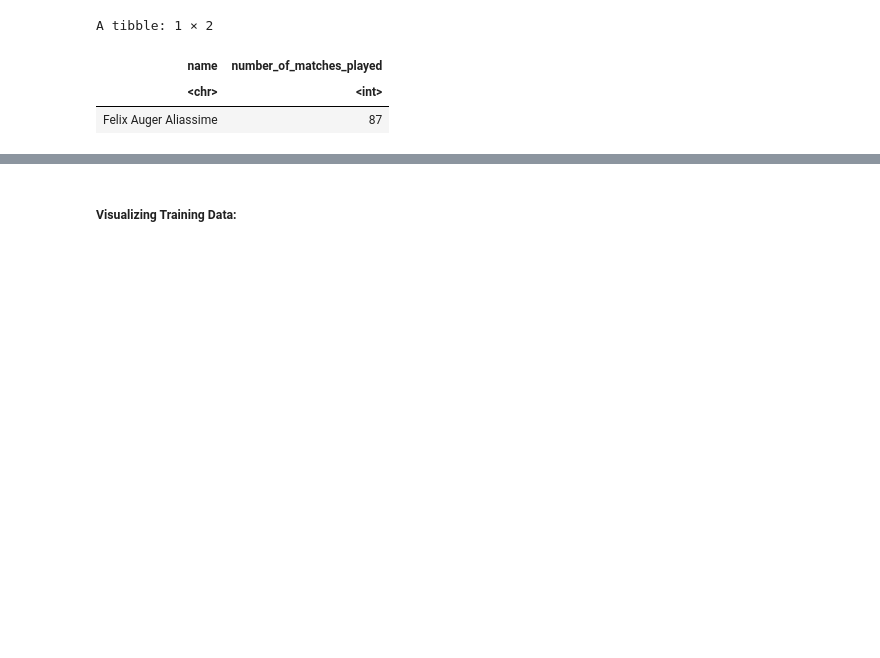
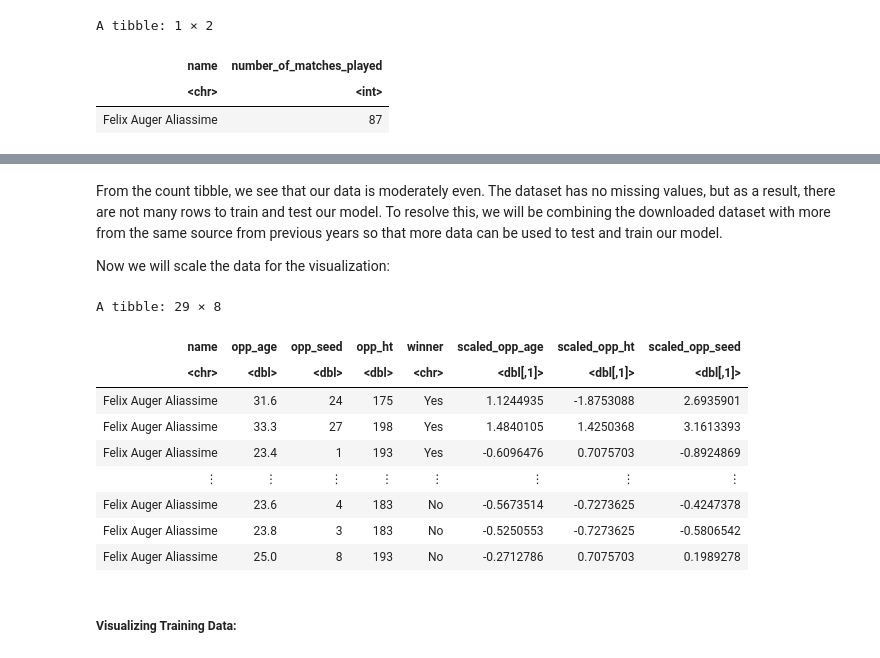
Before and after one commit to BoBomanUltra/Project_Group_39, a Jupyter notebook: Project_Proposal.ipynb, the cells around one changed output, grey strips where cells are left out. Saved outputs shown, nothing was run; the diff lists cells and outputs as text; code cells hidden in the pictures; blank space fills up the shorter version.

```diff
--- a/Project_Proposal.ipynb
+++ b/Project_Proposal.ipynb
@@ -137,3 +142,24 @@ A tibble: 29 × 4
+# %% [markdown]
+From the count tibble, we see that our data is moderately even. The dataset has no missing values, but as a result, there are not many rows to train and test our model. To resolve this, we will be combining the downloaded dataset with more from the same source from previous years so that more data can be used to test and train our model.
+
+Now we will scale the data for the visualization:
+# %%
+tidy_tennis_data_2022_scaled <- tidy_tennis_data_2022 |>
+mutate(scaled_opp_age = scale(opp_age, center = TRUE),
+       scaled_opp_ht = scale(opp_ht, center = TRUE),
+       scaled_opp_seed = scale(opp_seed, center = TRUE))
+tidy_tennis_data_2022_scaled
+# %% [output]
+A tibble: 29 × 8
+| name | opp_age | opp_seed | opp_ht | winner | scaled_opp_age | scaled_opp_ht | scaled_opp_seed |
+| <chr> | <dbl> | <dbl> | <dbl> | <chr> | <dbl[,1]> | <dbl[,1]> | <dbl[,1]> |
+| Felix Auger Aliassime | 31.6 | 24 | 175 | Yes | 1.1244935 | -1.8753088 | 2.6935901 |
+| Felix Auger Aliassime | 33.3 | 27 | 198 | Yes | 1.4840105 | 1.4250368 | 3.1613393 |
+| Felix Auger Aliassime | 23.4 | 1 | 193 | Yes | -0.6096476 | 0.7075703 | -0.8924869 |
+| ⋮ | ⋮ | ⋮ | ⋮ | ⋮ | ⋮ | ⋮ | ⋮ |
+| Felix Auger Aliassime | 23.6 | 4 | 183 | No | -0.5673514 | -0.7273625 | -0.4247378 |
+| Felix Auger Aliassime | 23.8 | 3 | 183 | No | -0.5250553 | -0.7273625 | -0.5806542 |
+| Felix Auger Aliassime | 25.0 | 8 | 193 | No | -0.2712786 | 0.7075703 | 0.1989278 |
 # %% [markdown]
 ##### Visualizing Training Data:
 # %%
```
Also changed, not shown: parts of 5 cells of this notebook.
